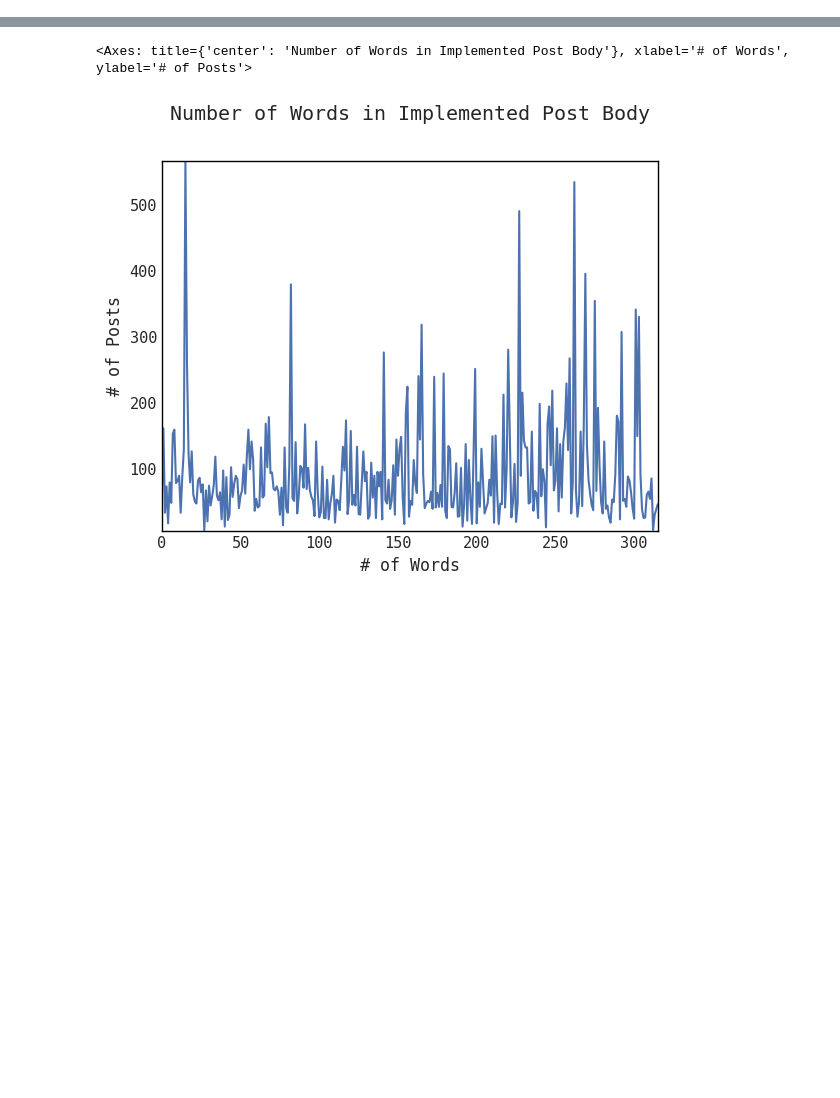
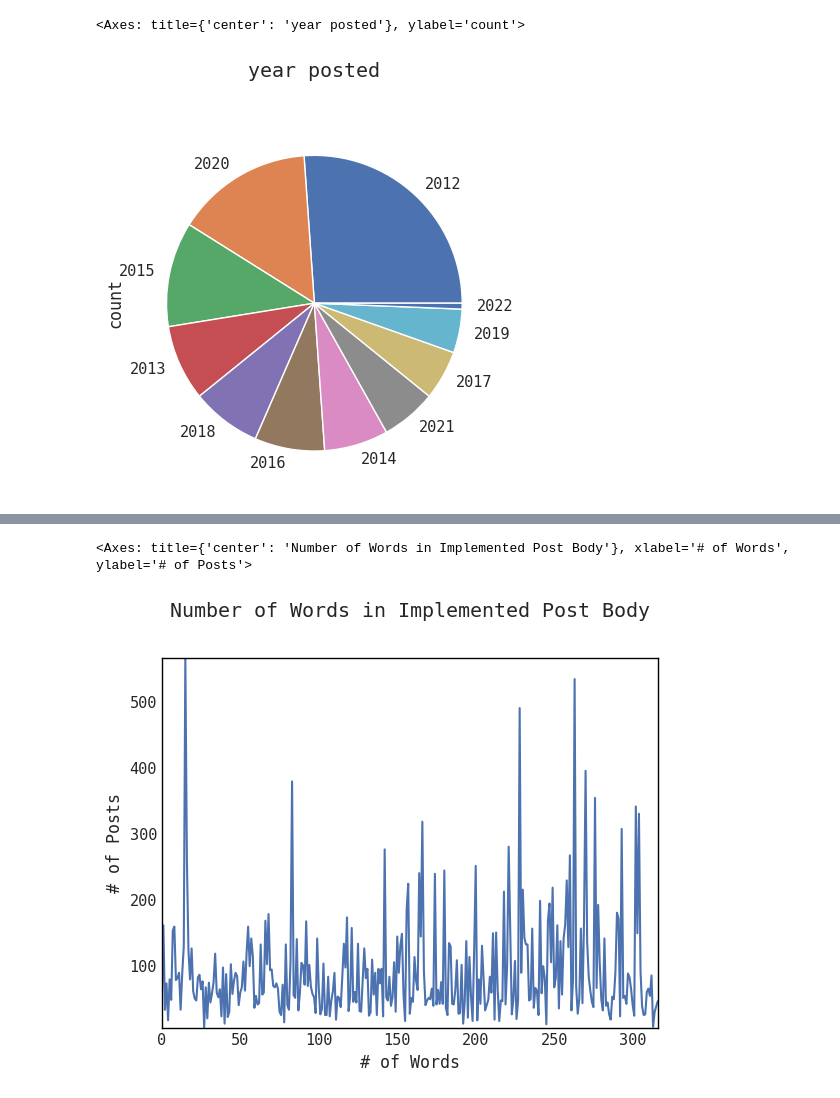
Before and after one commit to RyanMarten/spotify-user-innovation, a Jupyter notebook: data_vis_stats_ryan.ipynb, the cells around one changed output, grey strips where cells are left out. Saved outputs shown, nothing was run; the diff lists cells and outputs as text; code cells hidden in the pictures; blank space fills up the shorter version.

```diff
--- a/data_vis_stats_ryan.ipynb
+++ b/data_vis_stats_ryan.ipynb
@@ -19,0 +85,5 @@
+# %%
+impl_posts.year.value_counts().plot.pie(title="year posted")
+# %% [output]
+<Axes: title={'center': 'year posted'}, ylabel='count'>
+[figure, added]
```
Also changed, not shown: parts of 36 cells of this notebook.
